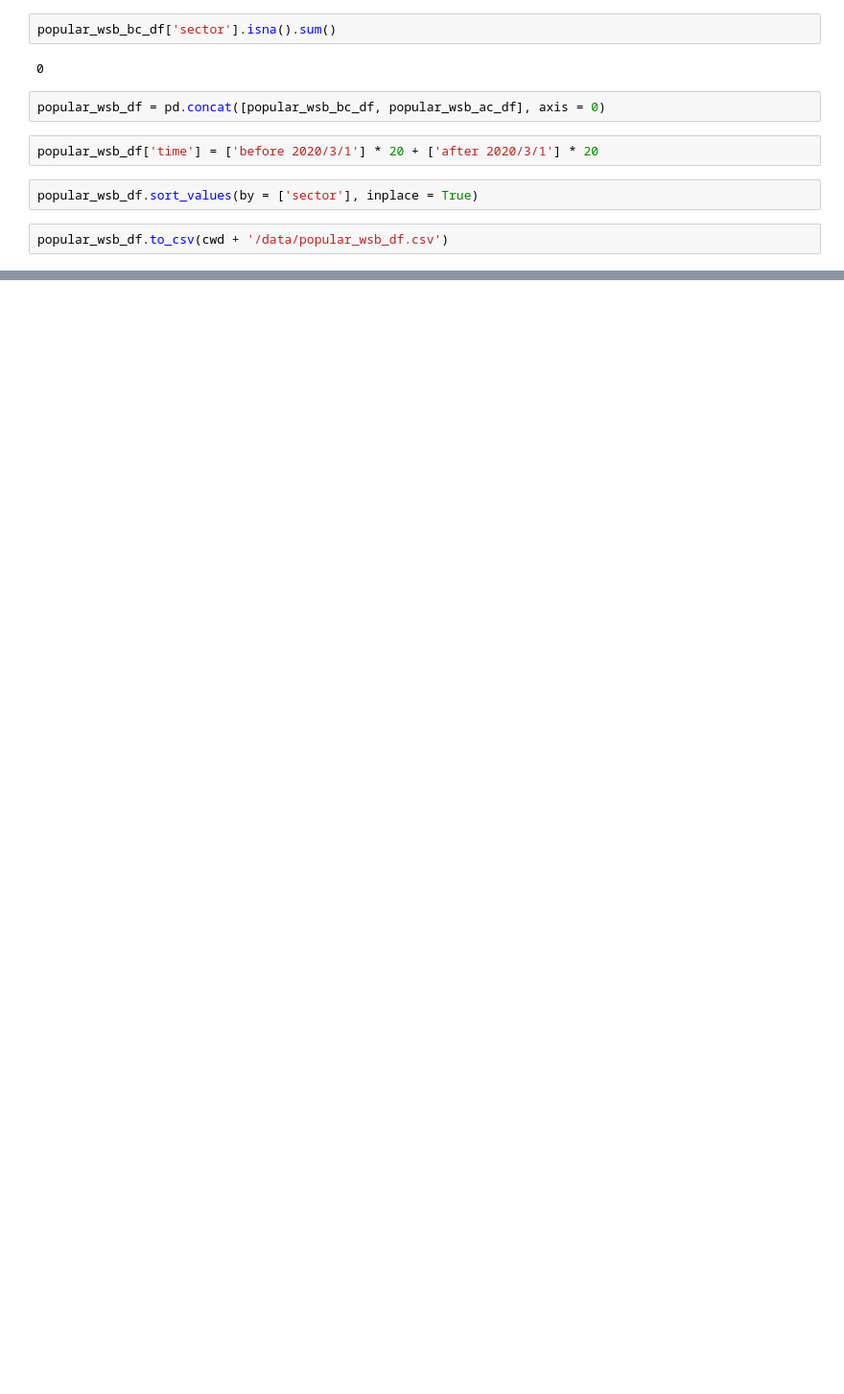
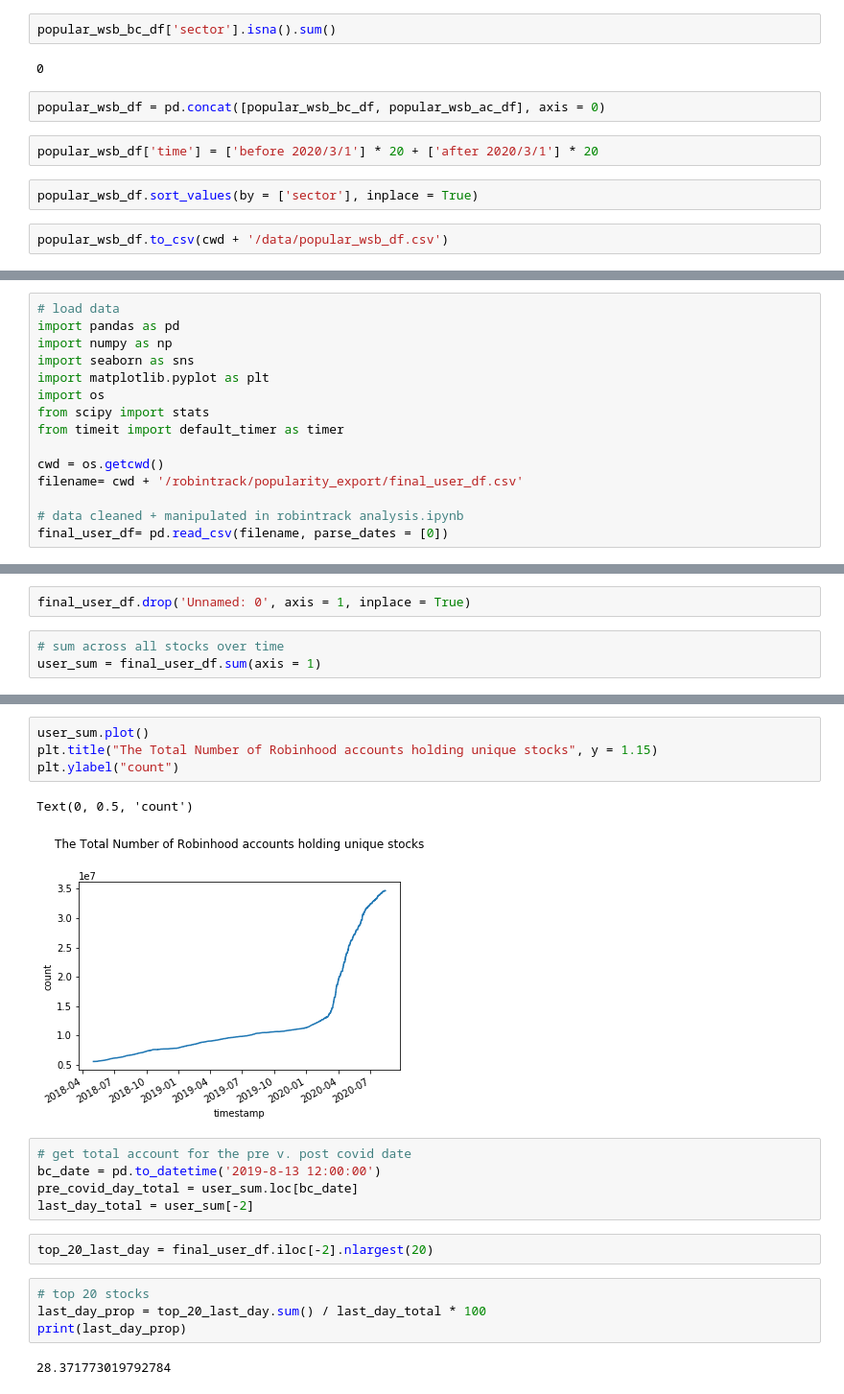
Before and after one commit to DS4A-mathemagicians/robintrack, a Jupyter notebook: Popular Tickers on Robinhood and WSB.ipynb, the cells around one changed output, grey strips where cells are left out. Shown at 96% size. Cells and saved outputs as stored; diff of their text form; blank space fills up the shorter version.

Commit message:
Beautified Plots for the Final Presentation

```diff
--- a/Popular Tickers on Robinhood and WSB.ipynb
+++ b/Popular Tickers on Robinhood and WSB.ipynb
@@ -173,0 +176,15 @@ plt.savefig(cwd + "/figures/wsb_popular_sectors.png")
+# %%
+# load data
+import pandas as pd
+import numpy as np
+import seaborn as sns
+import matplotlib.pyplot as plt
+import os
+from scipy import stats
+from timeit import default_timer as timer
+
+cwd = os.getcwd()
+filename= cwd + '/robintrack/popularity_export/final_user_df.csv'
+
+# data cleaned + manipulated in robintrack analysis.ipynb
+final_user_df= pd.read_csv(filename, parse_dates = [0])
@@ -173,0 +209,5 @@ plt.savefig(cwd + "/figures/wsb_popular_sectors.png")
+# %%
+final_user_df.drop('Unnamed: 0', axis = 1, inplace = True)
+# %%
+# sum across all stocks over time
+user_sum = final_user_df.sum(axis = 1)
@@ -173,0 +224,20 @@ plt.savefig(cwd + "/figures/wsb_popular_sectors.png")
+# %%
+user_sum.plot()
+plt.title("The Total Number of Robinhood accounts holding unique stocks", y = 1.15)
+plt.ylabel("count")
+# %% [output]
+Text(0, 0.5, 'count')
+[figure, added]
+# %%
+# get total account for the pre v. post covid date
+bc_date = pd.to_datetime('2019-8-13 12:00:00')
+pre_covid_day_total = user_sum.loc[bc_date]
+last_day_total = user_sum[-2]
+# %%
+top_20_last_day = final_user_df.iloc[-2].nlargest(20)
+# %%
+# top 20 stocks
+last_day_prop = top_20_last_day.sum() / last_day_total * 100
+print(last_day_prop)
+# %% [output]
+28.371773019792784
```
Also changed, not shown: parts of 77 cells of this notebook.
